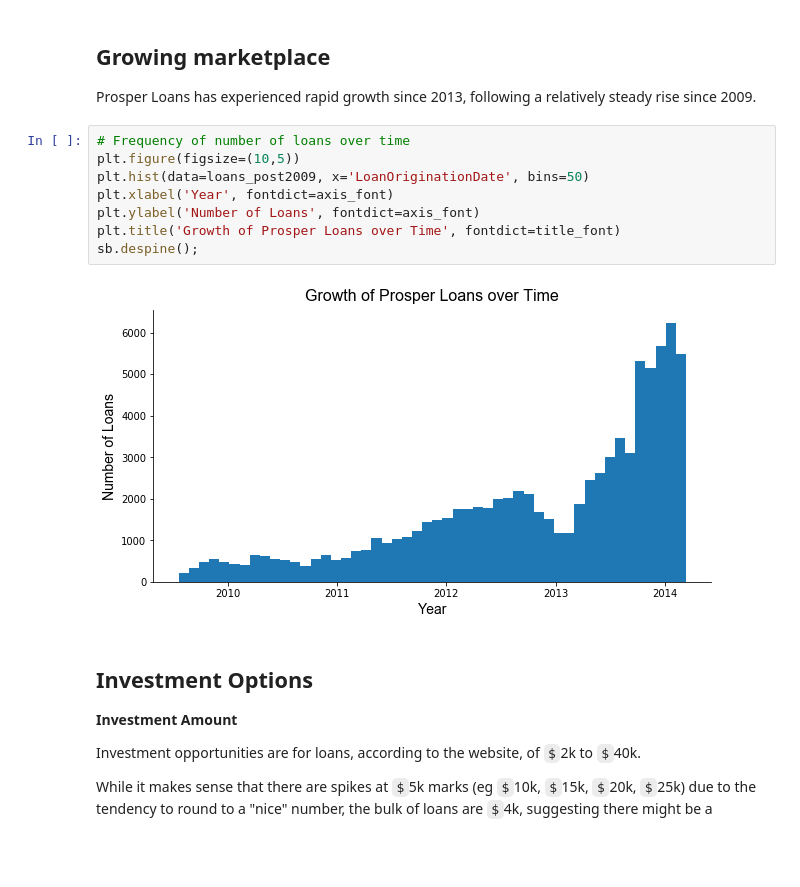
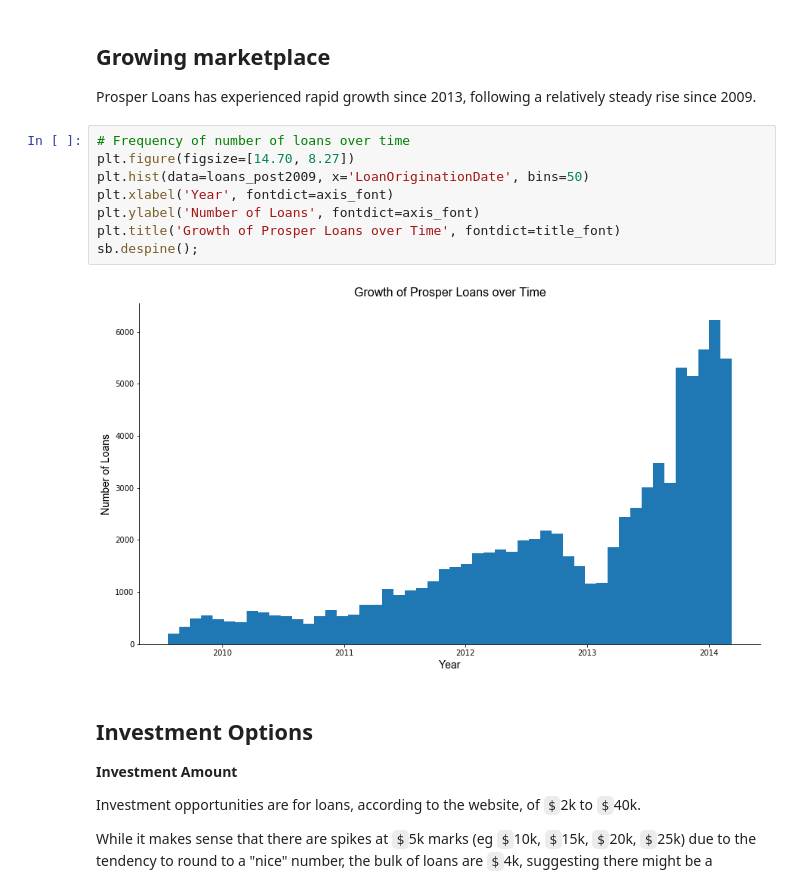
Before and after one commit to JenniferRomana/prosper_loans_PYTHON, a Jupyter notebook: Prosper_slides.ipynb, the cells around one changed output. Saved outputs shown, nothing was run; the diff lists cells and outputs as text; blank space fills up the shorter version.

```diff
--- a/Prosper_slides.ipynb
+++ b/Prosper_slides.ipynb
@@ -93,14 +93,14 @@ loans_pre2009 = loan_df[loan_df['LoanOriginationDate']<('2009-07-01')].sort_valu
 Prosper Loans has experienced rapid growth since 2013, following a relatively steady rise since 2009.
 # %%
 # Frequency of number of loans over time
-plt.figure(figsize=(10,5))
+plt.figure(figsize=[14.70, 8.27])
 plt.hist(data=loans_post2009, x='LoanOriginationDate', bins=50)
 plt.xlabel('Year', fontdict=axis_font)
 plt.ylabel('Number of Loans', fontdict=axis_font)
 plt.title('Growth of Prosper Loans over Time', fontdict=title_font)
 sb.despine();
 # %% [output]
-[figure, old version]
+[figure, new version]
 # %% [markdown]
 ## Investment Options
 
```
Also changed, not shown: parts of 13 cells of this notebook.
